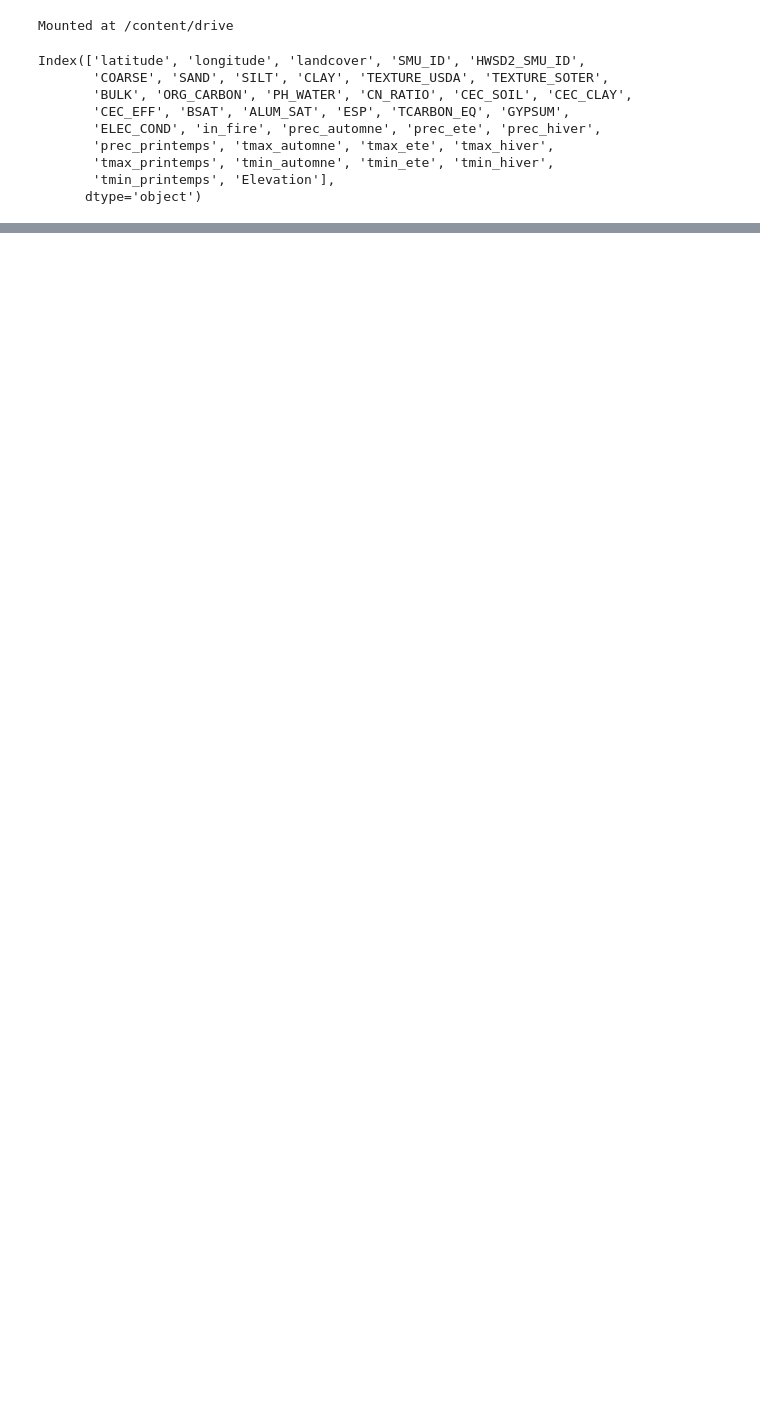
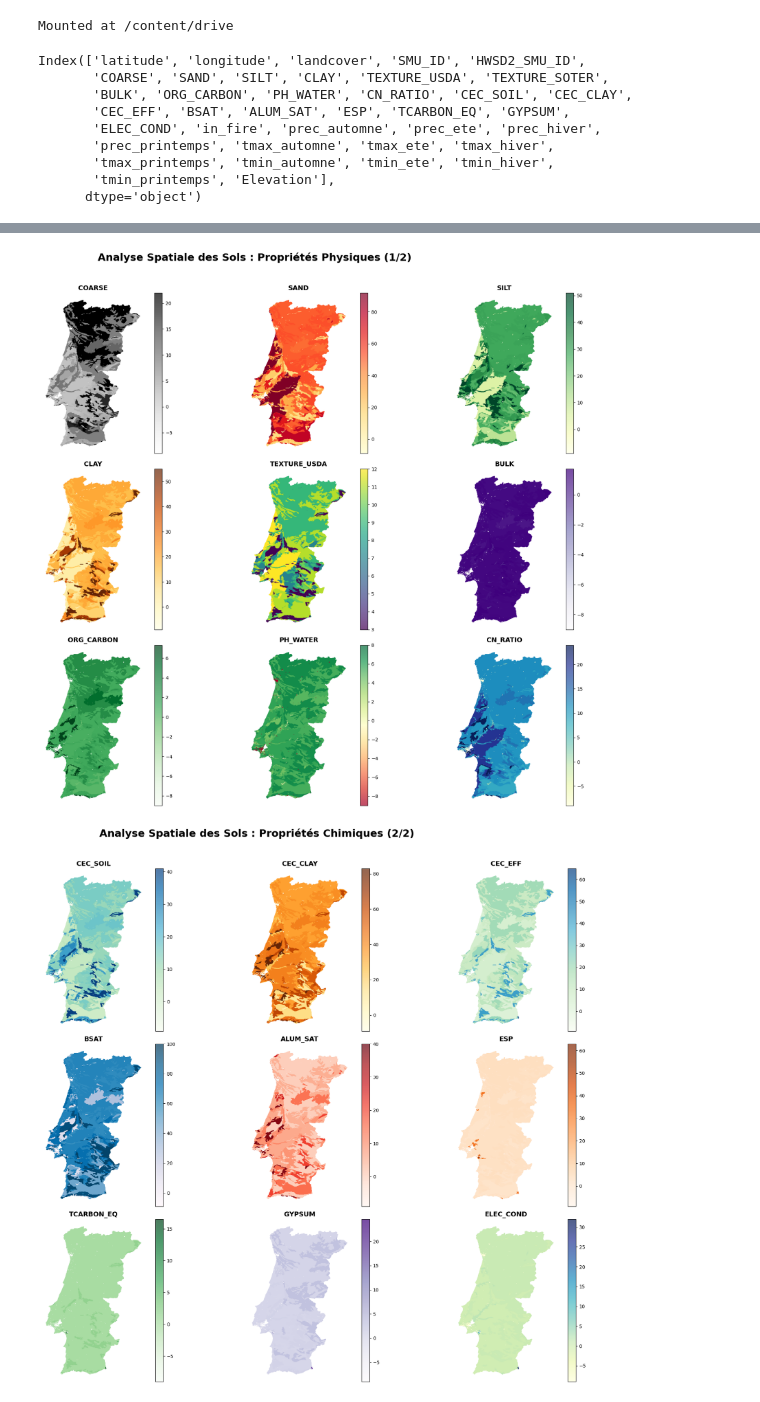
Before and after one commit to AbdelkarimElm/data-driven-wildfire-prediction-portugal, a Jupyter notebook: model training and processing/ExploryAnalysis.ipynb, the cells around one changed output, grey strips where cells are left out. Drawn from its saved outputs; the diff is of its cells as text; code cells hidden in the pictures; blank space fills up the shorter version.

Commit message:
Plot feature distributions

```diff
--- a/model training and processing/ExploryAnalysis.ipynb
+++ b/model training and processing/ExploryAnalysis.ipynb
@@ -44,0 +137,60 @@ land = ["landcover"]
+# %%
+import math
+
+def plot_grid_soil(variables, df_source, title_suffix="Partie 1"):
+
+    vars_to_plot = variables[:9]
+    num_vars = len(vars_to_plot)
+
+    fig, axes = plt.subplots(3, 3, figsize=(20, 18))
+    axes = axes.flatten()
+
+    for i, prop in enumerate(vars_to_plot):
+        ax = axes[i]
+
+        # 1. Nettoyage des données
+        df_clean = df_source[['longitude', 'latitude', prop]].dropna()
+
+        if df_clean.empty:
+            ax.set_title(f"{prop} (Pas de données)")
+            ax.axis('off')
+            continue
+
+
+        current_cmap = 'viridis'
+        for key in cmap_dict:
+            if key in prop:
+                current_cmap = cmap_dict[key]
+                break
+
+
+        sc = ax.scatter(df_clean['longitude'], df_clean['latitude'],
+                        c=df_clean[prop], cmap=current_cmap, s=0.5, alpha=0.7)
+
+        # 4. Esthétique de la carte
+        ax.set_title(f"{prop}", fontsize=14, fontweight='bold')
+        ax.set_aspect('equal')
+        ax.axis('off')
+
+        plt.colorbar(sc, ax=ax, fraction=0.046, pad=0.04)
+
+    for j in range(i + 1, 9):
+        axes[j].axis('off')
+
+    plt.suptitle(f"Analyse Spatiale des Sols : {title_suffix}", fontsize=22, y=0.95, fontweight='black')
+    plt.tight_layout(rect=[0, 0.03, 1, 0.93])
+    plt.show()
+
+
+
+
+soil_numeric = [v for v in soil if v not in ['latitude', 'longitude', 'HWSD2_SMU_ID', 'SMU_ID']]
+
+
+plot_grid_soil(soil_numeric[:9], data, title_suffix="Propriétés Physiques (1/2)")
+
+
+plot_grid_soil(soil_numeric[9:18], data, title_suffix="Propriétés Chimiques (2/2)")
+# %% [output]
+[figure, added]
+[figure, added]
```
Also changed, not shown: parts of 5 cells of this notebook.
